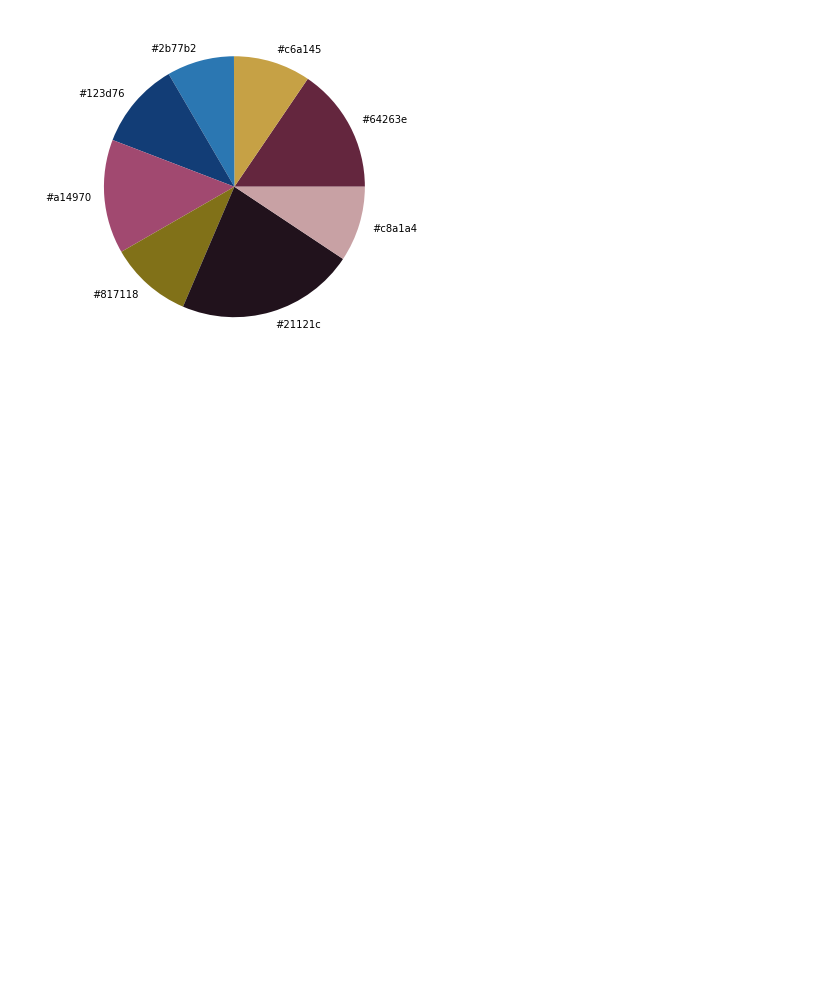
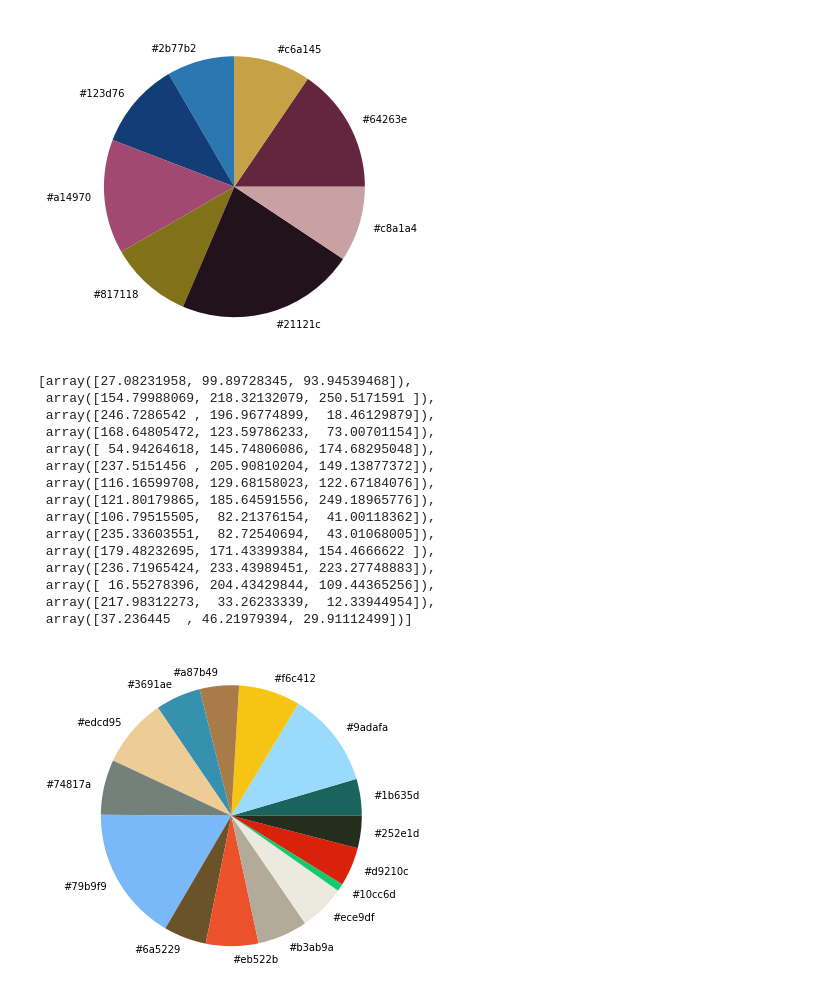
Before and after one commit to 3mrotaha/Color-Identification-with-python, a Jupyter notebook: code.ipynb, the cells around one changed output. Cells and saved outputs as stored; diff of their text form; code cells hidden in the pictures; blank space fills up the shorter version.

```diff
--- a/code.ipynb
+++ b/code.ipynb
@@ -154,4 +154,21 @@ get_colors(get_image('human.jpg'), 8, True)
  array([200.75922476, 161.40943764, 164.00824907])]
 [figure]
 # %%
-get_colors(get_image('environment.jfif'
+get_colors(get_image('environment.jfif'), 15, True)
+# %% [output]
+[array([27.08231958, 99.89728345, 93.94539468]),
+ array([154.79988069, 218.32132079, 250.5171591 ]),
+ array([246.7286542 , 196.96774899,  18.46129879]),
+ array([168.64805472, 123.59786233,  73.00701154]),
+ array([ 54.94264618, 145.74806086, 174.68295048]),
+ array([237.5151456 , 205.90810204, 149.13877372]),
+ array([116.16599708, 129.68158023, 122.67184076]),
+ array([121.80179865, 185.64591556, 249.18965776]),
+ array([106.79515505,  82.21376154,  41.00118362]),
+ array([235.33603551,  82.72540694,  43.01068005]),
+ array([179.48232695, 171.43399384, 154.4666622 ]),
+ array([236.71965424, 233.43989451, 223.27748883]),
+ array([ 16.55278396, 204.43429844, 109.44365256]),
+ array([217.98312273,  33.26233339,  12.33944954]),
+ array([37.236445  , 46.21979394, 29.91112499])]
+[figure, added]
```
